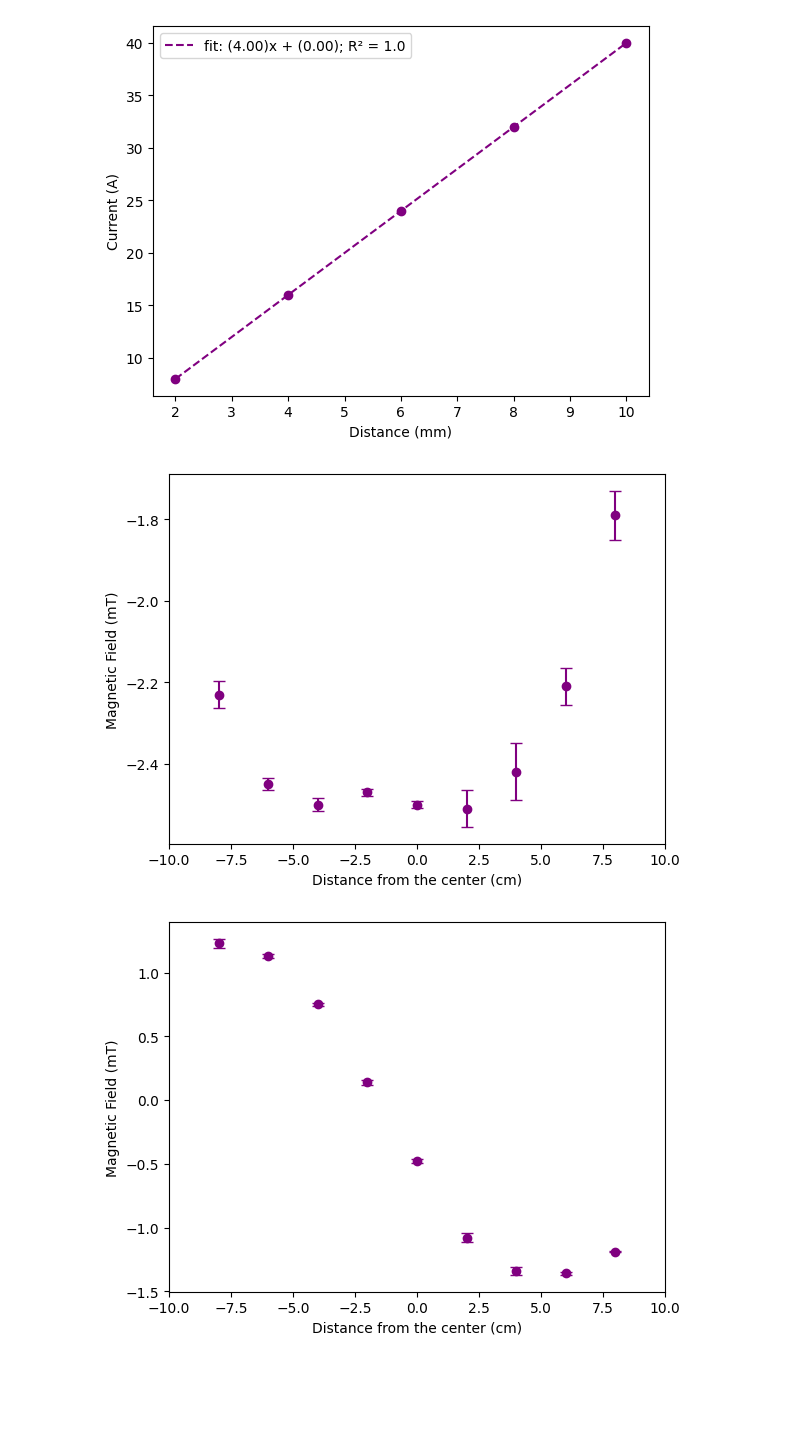
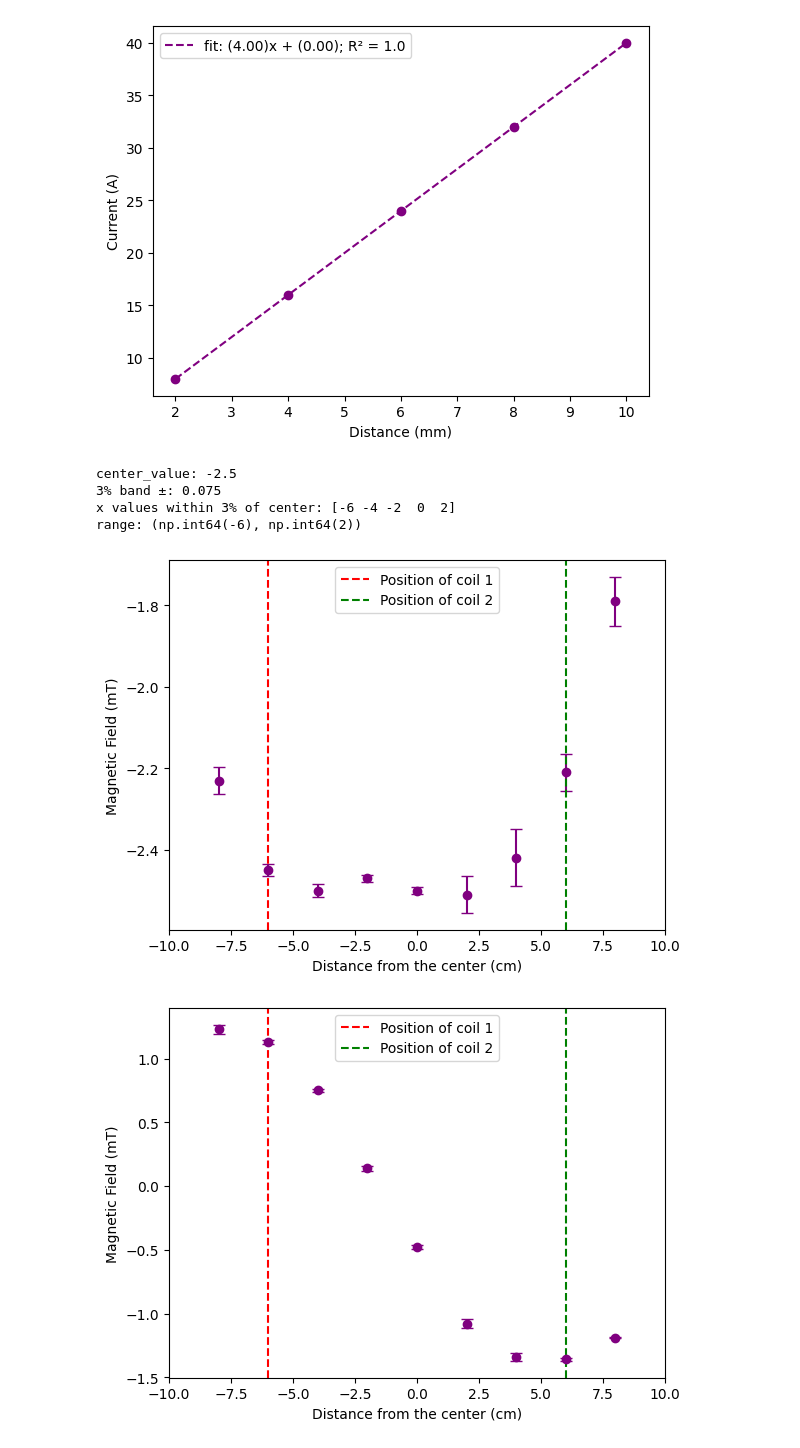
Before and after one commit to LiseKleinbekman/Bachelor-codes, a Jupyter notebook: Practical 2 figures.ipynb, the cells around one changed output. Cells and saved outputs as stored; diff of their text form; code cells hidden in the pictures; blank space fills up the shorter version.

```diff
--- a/Practical 2 figures.ipynb
+++ b/Practical 2 figures.ipynb
@@ -201,33 +201,42 @@ plt.show()
 x = np.array([-8, -6, -4, -2, 0, 2, 4, 6, 8])
 
 
 data_p = [-2.23, -2.45, -2.5, -2.47, -2.5, -2.51, -2.42, -2.21, -1.79]
 stdev_p = [0.033, 0.014, 0.016, 0.009, 0.008, 0.045, 0.070, 0.045, 0.060]
 data_ap = [1.23, 1.13, 0.75, 0.14, -0.48, -1.08, -1.34, -1.36, -1.19]
 stdev_ap = [0.034, 0.012, 0.012, 0.019, 0.017, 0.037, 0.029, 0.012, 0.004]
 
-
 fig, ax = plt.subplots()
 
 ax.errorbar(x, data_p, yerr=stdev_p,
             fmt="o", color="purple", capsize=4,
            )
 ax.set_xlim(-10, 10)
+ax.axvline(-6, color = "red", linestyle='--', label="Position of coil 1")
+ax.axvline(6, color = "green", linestyle='--', label="Position of coil 2")
 ax.set_xlabel("Distance from the center (cm)")
 ax.set_ylabel("Magnetic Field (mT)")
+ax.legend()
 
 plt.show()
 
 fig, ax = plt.subplots()
 
 ax.errorbar(x, data_ap, yerr=stdev_ap,
             fmt="o", color="purple", capsize=4,
            )
 ax.set_xlim(-10, 10)
+ax.axvline(-6, color = "red", linestyle='--', label="Position of coil 1")
+ax.axvline(6, color = "green", linestyle='--', label="Position of coil 2")
 ax.set_xlabel("Distance from the center (cm)")
 ax.set_ylabel("Magnetic Field (mT)")
+ax.legend()
 
 plt.show()
 # %% [output]
+center_value: -2.5
+3% band ±: 0.075
+x values within 3% of center: [-6 -4 -2  0  2]
+range: (np.int64(-6), np.int64(2))
-[figure, old version]
+[figure, new version]
-[figure, old version]
+[figure, new version]
```
